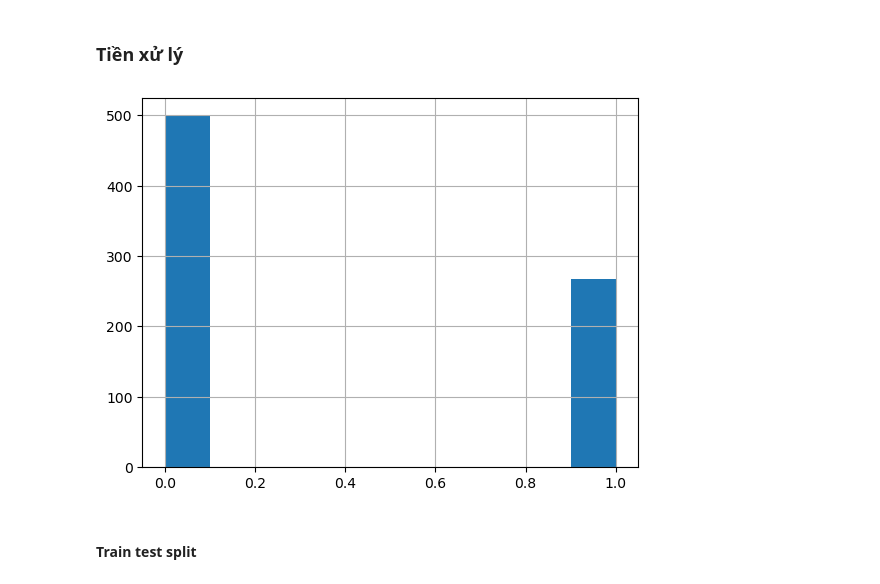
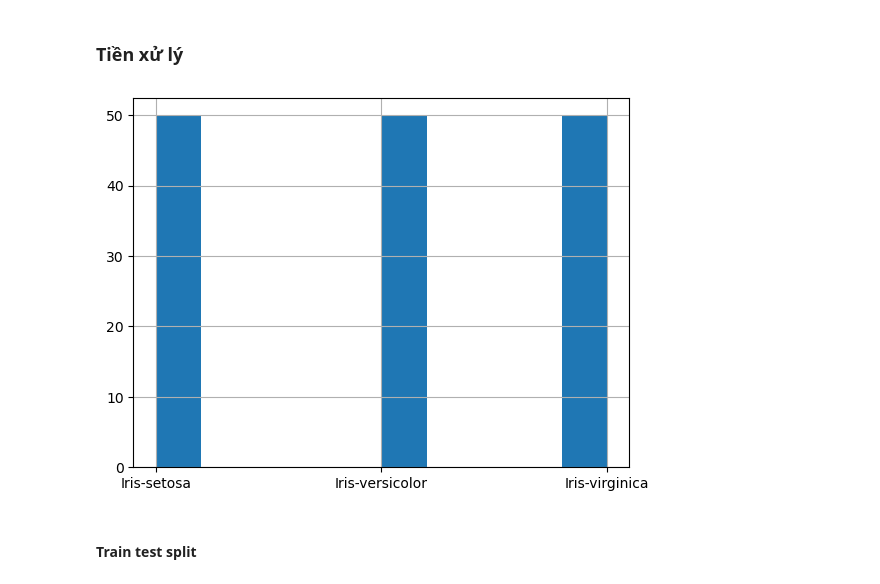
Before and after one commit to AhnMaph/Do-An-Cuoi-Ky, a Jupyter notebook: Random Forest/Random_Forest.ipynb, the cells around one changed output. Saved outputs shown, nothing was run; the diff lists cells and outputs as text; code cells hidden in the pictures.

```diff
--- a/Random Forest/Random_Forest.ipynb
+++ b/Random Forest/Random_Forest.ipynb
@@ -145,15 +147,15 @@ class RandomForestClasifier(RandomForest):
 # %% [markdown]
 ### **Tiền xử lý**
 # %%
-data = pd.read_csv("C:\\Users\\DELL\\diabetes.csv") #lấy data từ local
-X = data.drop("Outcome",axis=1) #lấy features
-y =  data["Outcome"] # Lấy targets
-y.hist() # thống kê số lượng positive và negative
+data = pd.read_csv("C:\\Users\\DELL\\Iris.csv") #lấy data từ local
+X = data.drop(["Species","Id"],axis=1) #lấy features, loại bỏ cột target label và id
+y =  data["Species"] # Lấy targets
+y.hist() # thống kê số lượng species
 plt.show()
 label = LabelEncoder()
 y = label.fit_transform(y)
 # %% [output]
-[figure, old version]
+[figure, new version]
 # %% [markdown]
 #### **Train test split**
 # %%
```
Also changed, not shown: parts of 12 cells of this notebook, 1 other file.
